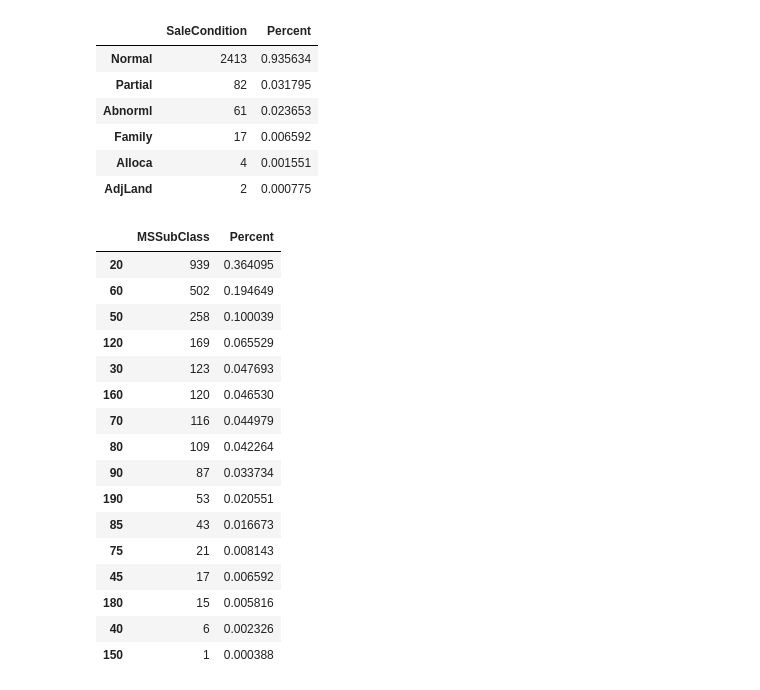
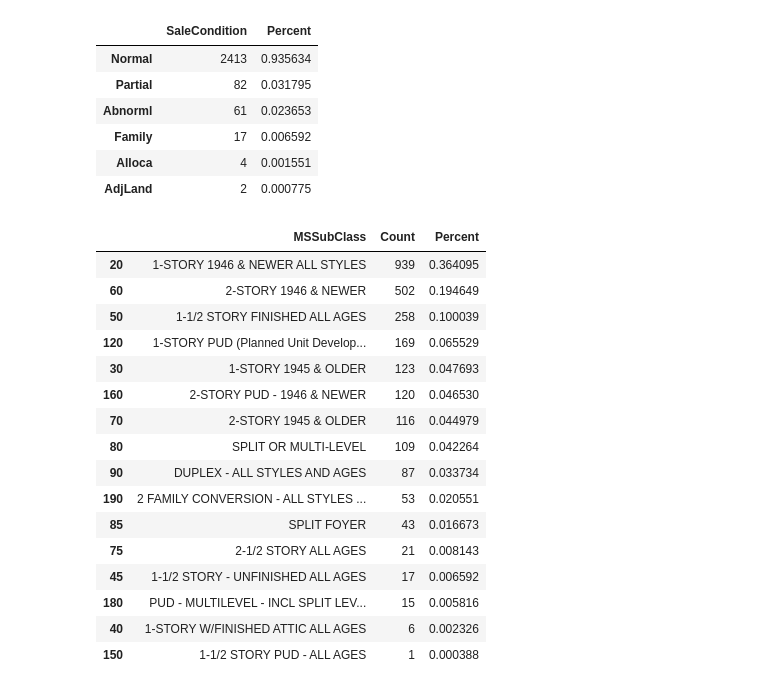
Before and after one commit to rishigoutam/ames-iowa, a Jupyter notebook: rishi/eda.ipynb, the cells around one changed output. Cells and saved outputs as stored; diff of their text form; code cells hidden in the pictures.

Commit message:
Update eda.ipynb
Add MSSubClass names

```diff
--- a/rishi/eda.ipynb
+++ b/rishi/eda.ipynb
@@ -154,25 +154,47 @@ pd.concat([df.SaleCondition.value_counts(),
 | Family | 17 | 0.006592 |
 | Alloca | 4 | 0.001551 |
 | AdjLand | 2 | 0.000775 |
+# %%
+# MSSubClass: Identifies the type of dwelling involved in the sale
+MSSubClass = pd.Series({
+    20: '1-STORY 1946 & NEWER ALL STYLES',
+    30: '1-STORY 1945 & OLDER',
+    40: '1-STORY W/FINISHED ATTIC ALL AGES',
+    45: '1-1/2 STORY - UNFINISHED ALL AGES',
+    50: '1-1/2 STORY FINISHED ALL AGES',
+    60: '2-STORY 1946 & NEWER',
+    70: '2-STORY 1945 & OLDER',
+    75: '2-1/2 STORY ALL AGES',
+    80: 'SPLIT OR MULTI-LEVEL',
+    85: 'SPLIT FOYER',
+    90: 'DUPLEX - ALL STYLES AND AGES',
+    120: '1-STORY PUD (Planned Unit Development) - 1946 & NEWER',
+    150: '1-1/2 STORY PUD - ALL AGES',
+    160: '2-STORY PUD - 1946 & NEWER',
+    180: 'PUD - MULTILEVEL - INCL SPLIT LEV/FOYER',
+    190: '2 FAMILY CONVERSION - ALL STYLES AND AGES'
+}, name="MSSubClass")
 # %%
 # We see that most Dwelling Types (MSSubClass) are `20` or `60`
-pd.concat([df.MSSubClass.value_counts(),
-           (df.MSSubClass.value_counts()/len(df)).rename("Percent")], axis=1)
+pd.concat([MSSubClass,
+           df.MSSubClass.value_counts().rename("Count"),
+           (df.MSSubClass.value_counts()/len(df)).rename("Percent")], axis=1)\
+    .sort_values('Count', ascending=False)
 # %% [output]
-|  | MSSubClass | Percent |
-| 20 | 939 | 0.364095 |
-| 60 | 502 | 0.194649 |
-| 50 | 258 | 0.100039 |
-| 120 | 169 | 0.065529 |
-| 30 | 123 | 0.047693 |
-| 160 | 120 | 0.046530 |
-| 70 | 116 | 0.044979 |
-| 80 | 109 | 0.042264 |
-| 90 | 87 | 0.033734 |
-| 190 | 53 | 0.020551 |
-| 85 | 43 | 0.016673 |
-| 75 | 21 | 0.008143 |
-| 45 | 17 | 0.006592 |
-| 180 | 15 | 0.005816 |
-| 40 | 6 | 0.002326 |
-| 150 | 1 | 0.000388 |
+|  | MSSubClass | Count | Percent |
+| 20 | 1-STORY 1946 & NEWER ALL STYLES | 939 | 0.364095 |
+| 60 | 2-STORY 1946 & NEWER | 502 | 0.194649 |
+| 50 | 1-1/2 STORY FINISHED ALL AGES | 258 | 0.100039 |
+| 120 | 1-STORY PUD (Planned Unit Develop... | 169 | 0.065529 |
+| 30 | 1-STORY 1945 & OLDER | 123 | 0.047693 |
+| 160 | 2-STORY PUD - 1946 & NEWER | 120 | 0.046530 |
+| 70 | 2-STORY 1945 & OLDER | 116 | 0.044979 |
+| 80 | SPLIT OR MULTI-LEVEL | 109 | 0.042264 |
+| 90 | DUPLEX - ALL STYLES AND AGES | 87 | 0.033734 |
+| 190 | 2 FAMILY CONVERSION - ALL STYLES ... | 53 | 0.020551 |
+| 85 | SPLIT FOYER | 43 | 0.016673 |
+| 75 | 2-1/2 STORY ALL AGES | 21 | 0.008143 |
+| 45 | 1-1/2 STORY - UNFINISHED ALL AGES | 17 | 0.006592 |
+| 180 | PUD - MULTILEVEL - INCL SPLIT LEV... | 15 | 0.005816 |
+| 40 | 1-STORY W/FINISHED ATTIC ALL AGES | 6 | 0.002326 |
+| 150 | 1-1/2 STORY PUD - ALL AGES | 1 | 0.000388 |
```
